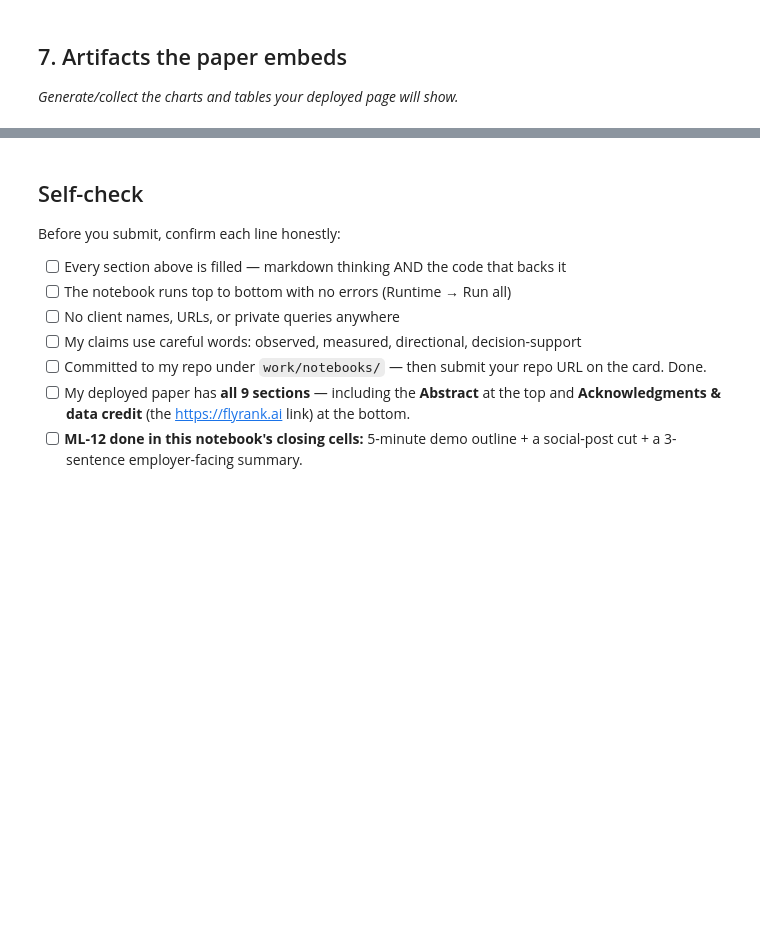
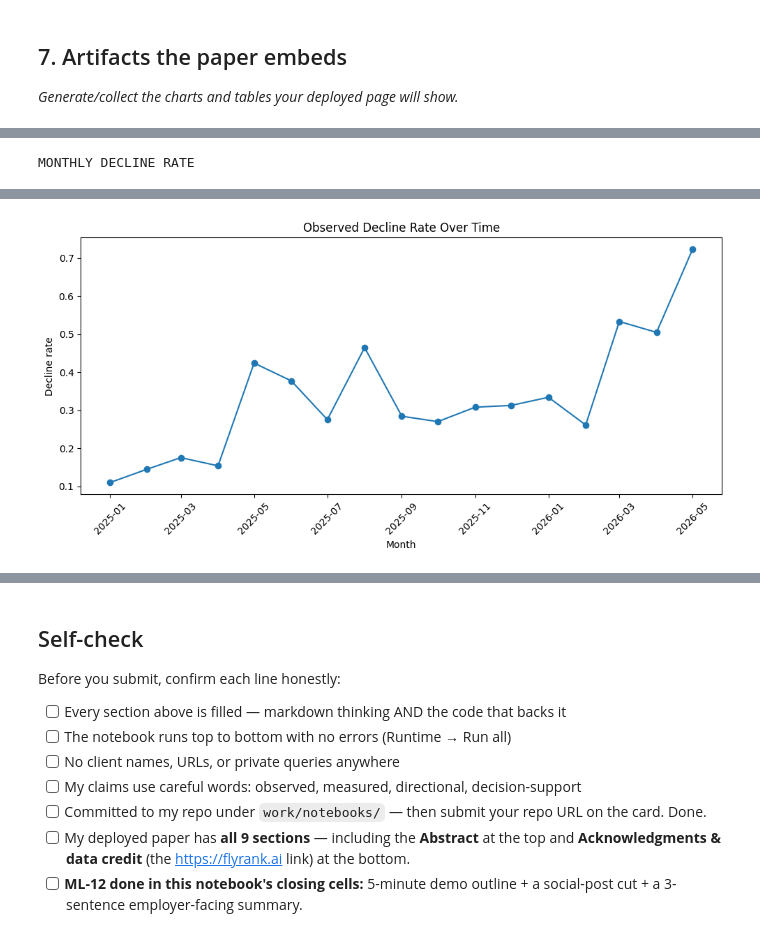
Before and after one commit to Soha-Waseem/FlyRank_ML_Week1, a Jupyter notebook: work/notebooks/capstone.ipynb, the cells around one changed output, grey strips where cells are left out. Drawn from its saved outputs; the diff is of its cells as text; code cells hidden in the pictures; blank space fills up the shorter version.

```diff
--- a/work/notebooks/capstone.ipynb
+++ b/work/notebooks/capstone.ipynb
@@ -32,0 +431,6 @@ This skeleton is yours to fill. Work the sections **in order** — each one has
+# %%
+# Create the dataframe used for labeling
+df = monthly_df.copy()
+
+print("Modeling dataframe shape:", df.shape)
+print("Columns:", len(df.columns))
@@ -32,0 +947,13 @@ This skeleton is yours to fill. Work the sections **in order** — each one has
+# %%
+# ============================================================
+# REBUILD MODELING DATAFRAME
+# ============================================================
+
+# Keep only rows with a valid target
+model_df = labeled.copy()
+
+print("Modeling dataframe created.")
+print("Rows:", len(model_df))
+print("Columns:", len(model_df.columns))
+print("Target distribution:")
+print(model_df["is_declining_label"].value_counts())
@@ -36,0 +2021,48 @@ This skeleton is yours to fill. Work the sections **in order** — each one has
+# %%
+
+# ------------------------------------------------------------
+# 4. Observed decline rate over time
+# ------------------------------------------------------------
+
+monthly_results = (
+    model_df
+    .groupby("month_date")
+    .agg(
+        observations=("is_declining_label", "size"),
+        declining=("is_declining_label", "sum")
+    )
+    .reset_index()
+)
+
+monthly_results["decline_rate"] = (
+    monthly_results["declining"] /
+    monthly_results["observations"]
+)
+
+print("MONTHLY DECLINE RATE")
+display(monthly_results)
+
+
+plt.figure(figsize=(10, 5))
+
+plt.plot(
+    monthly_results["month_date"],
+    monthly_results["decline_rate"],
+    marker="o"
+)
+
+plt.ylabel("Decline rate")
+plt.xlabel("Month")
+plt.title("Observed Decline Rate Over Time")
+plt.xticks(rotation=45)
+plt.tight_layout()
+
+plt.savefig(
+    "decline_rate_over_time.png",
+    dpi=200,
+    bbox_inches="tight"
+)
+
+plt.show()
+# %% [output]
+MONTHLY DECLINE RATE
@@ -36,0 +2087 @@ This skeleton is yours to fill. Work the sections **in order** — each one has
+[figure, added]
```
Also changed, not shown: parts of 67 cells of this notebook.
